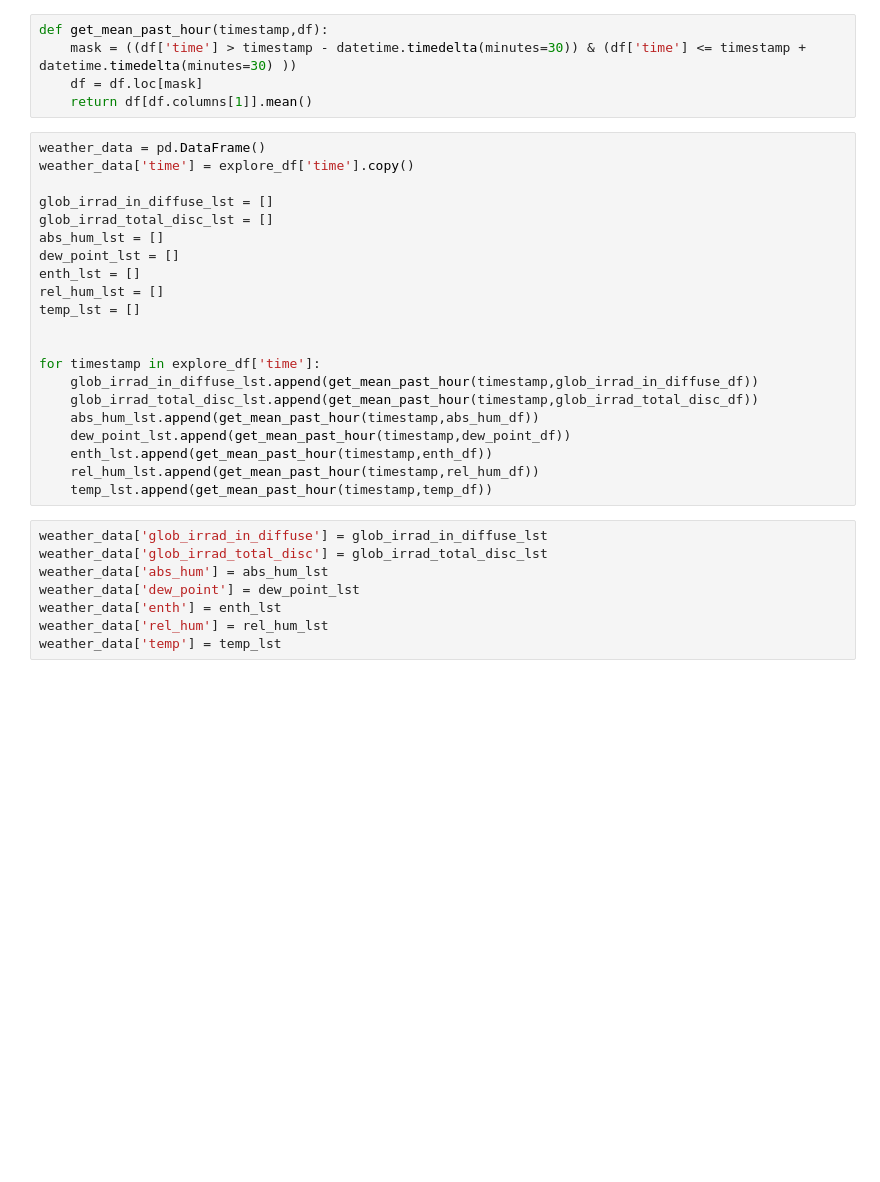
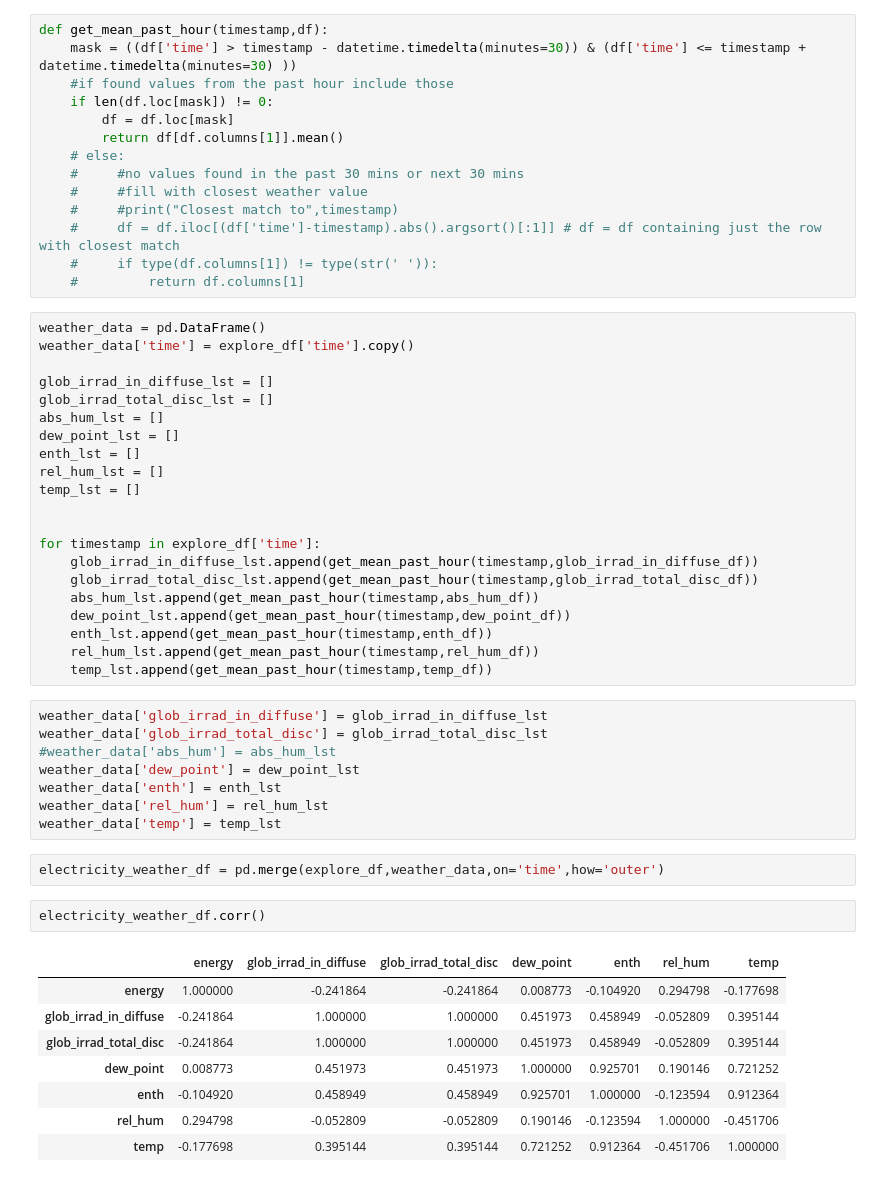
Before and after one commit to tug-cps/InffeldEnergy, a Jupyter notebook: preprocessing/preprocess.ipynb, the cells around one changed output. Drawn from its saved outputs; the diff is of its cells as text; blank space fills up the shorter version.

```diff
--- a/preprocessing/preprocess.ipynb
+++ b/preprocessing/preprocess.ipynb
@@ -126,8 +131,17 @@ Since all the data is sampled at different intervals, the mean value for the wea
 # %%
 def get_mean_past_hour(timestamp,df):
     mask = ((df['time'] > timestamp - datetime.timedelta(minutes=30)) & (df['time'] <= timestamp + datetime.timedelta(minutes=30) ))
-    df = df.loc[mask]
-    return df[df.columns[1]].mean()
+    #if found values from the past hour include those
+    if len(df.loc[mask]) != 0:
+        df = df.loc[mask]
+        return df[df.columns[1]].mean()
+    # else:
+    #     #no values found in the past 30 mins or next 30 mins
+    #     #fill with closest weather value
+    #     #print("Closest match to",timestamp)
+    #     df = df.iloc[(df['time']-timestamp).abs().argsort()[:1]] # df = df containing just the row with closest match
+    #     if type(df.columns[1]) != type(str(' ')):
+    #         return df.columns[1]
 # %%
 weather_data = pd.DataFrame()
 weather_data['time'] = explore_df['time'].copy()
@@ -152,8 +166,21 @@ for timestamp in explore_df['time']:
 # %%
 weather_data['glob_irrad_in_diffuse'] = glob_irrad_in_diffuse_lst
 weather_data['glob_irrad_total_disc'] = glob_irrad_total_disc_lst
-weather_data['abs_hum'] = abs_hum_lst
+#weather_data['abs_hum'] = abs_hum_lst
 weather_data['dew_point'] = dew_point_lst
 weather_data['enth'] = enth_lst
 weather_data['rel_hum'] = rel_hum_lst
 weather_data['temp'] = temp_lst
+# %%
+electricity_weather_df = pd.merge(explore_df,weather_data,on='time',how='outer')
+# %%
+electricity_weather_df.corr()
+# %% [output]
+|  | energy | glob_irrad_in_diffuse | glob_irrad_total_disc | dew_point | enth | rel_hum | temp |
+| energy | 1.000000 | -0.241864 | -0.241864 | 0.008773 | -0.104920 | 0.294798 | -0.177698 |
+| glob_irrad_in_diffuse | -0.241864 | 1.000000 | 1.000000 | 0.451973 | 0.458949 | -0.052809 | 0.395144 |
+| glob_irrad_total_disc | -0.241864 | 1.000000 | 1.000000 | 0.451973 | 0.458949 | -0.052809 | 0.395144 |
+| dew_point | 0.008773 | 0.451973 | 0.451973 | 1.000000 | 0.925701 | 0.190146 | 0.721252 |
+| enth | -0.104920 | 0.458949 | 0.458949 | 0.925701 | 1.000000 | -0.123594 | 0.912364 |
+| rel_hum | 0.294798 | -0.052809 | -0.052809 | 0.190146 | -0.123594 | 1.000000 | -0.451706 |
+| temp | -0.177698 | 0.395144 | 0.395144 | 0.721252 | 0.912364 | -0.451706 | 1.000000 |
```
Also changed, not shown: parts of 18 cells of this notebook.
